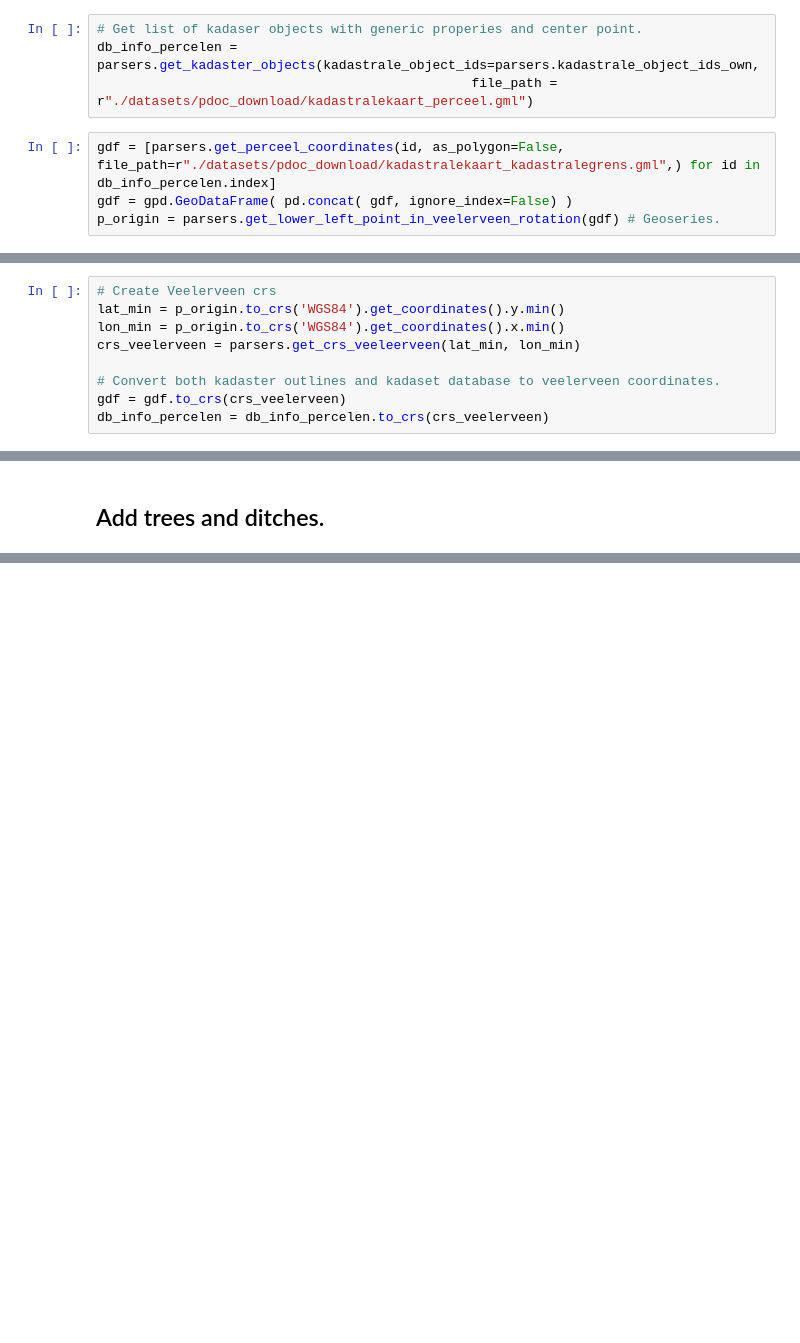
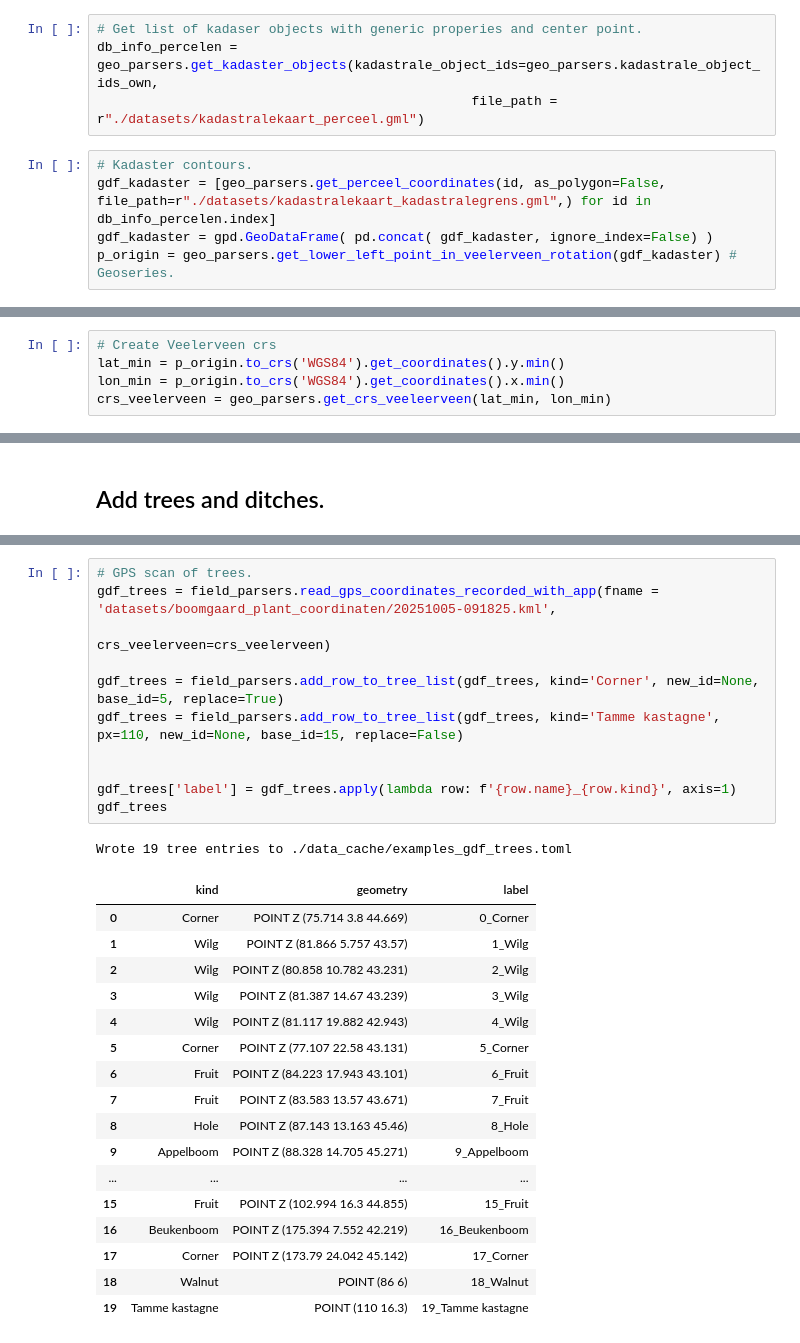
Before and after one commit to henkluinge/garden_dynamics, a Jupyter notebook: garden_map.ipynb, the cells around one changed output, grey strips where cells are left out. Saved outputs shown, nothing was run; the diff lists cells and outputs as text; blank space fills up the shorter version.

Commit message:
Now include measured data.

```diff
--- a/garden_map.ipynb
+++ b/garden_map.ipynb
@@ -27,12 +43,13 @@ Both are converted to crs of choice, default Amersfoort EPSG:28992.
 [soort grootte](http://brk.basisregistraties.overheid.nl/id/concept/SoortGrootte): of het vastegesteld is of niet.
 # %%
 # Get list of kadaser objects with generic properies and center point.
-db_info_percelen = parsers.get_kadaster_objects(kadastrale_object_ids=parsers.kadastrale_object_ids_own,
-                                                file_path = r"./datasets/pdoc_download/kadastralekaart_perceel.gml")
+db_info_percelen = geo_parsers.get_kadaster_objects(kadastrale_object_ids=geo_parsers.kadastrale_object_ids_own,
+                                                file_path = r"./datasets/kadastralekaart_perceel.gml")
 # %%
-gdf = [parsers.get_perceel_coordinates(id, as_polygon=False, file_path=r"./datasets/pdoc_download/kadastralekaart_kadastralegrens.gml",) for id in db_info_percelen.index]
-gdf = gpd.GeoDataFrame( pd.concat( gdf, ignore_index=False) )
-p_origin = parsers.get_lower_left_point_in_veelerveen_rotation(gdf) # Geoseries.
+# Kadaster contours.
+gdf_kadaster = [geo_parsers.get_perceel_coordinates(id, as_polygon=False, file_path=r"./datasets/kadastralekaart_kadastralegrens.gml",) for id in db_info_percelen.index]
+gdf_kadaster = gpd.GeoDataFrame( pd.concat( gdf_kadaster, ignore_index=False) )
+p_origin = geo_parsers.get_lower_left_point_in_veelerveen_rotation(gdf_kadaster) # Geoseries.
 # %% [output]
 EPSG:28992
 # %% [markdown]
@@ -42,8 +59,4 @@ Origin at lower left hand corner, in meters, such that the north side of the lan
 # Create Veelerveen crs
 lat_min = p_origin.to_crs('WGS84').get_coordinates().y.min()
 lon_min = p_origin.to_crs('WGS84').get_coordinates().x.min()
-crs_veelerveen = parsers.get_crs_veeleerveen(lat_min, lon_min)
-
-# Convert both kadaster outlines and kadaset database to veelerveen coordinates.
-gdf = gdf.to_crs(crs_veelerveen)
-db_info_percelen = db_info_percelen.to_crs(crs_veelerveen)
+crs_veelerveen = geo_parsers.get_crs_veeleerveen(lat_min, lon_min)
@@ -94,0 +80,30 @@ gdf_north = parsers.get_north_arrow(crs_veelerveen, p_shift_x=0, p_shift_y=0)
+# %%
+# GPS scan of trees.
+gdf_trees = field_parsers.read_gps_coordinates_recorded_with_app(fname = 'datasets/boomgaard_plant_coordinaten/20251005-091825.kml',
+                                                                 crs_veelerveen=crs_veelerveen)
+
+gdf_trees = field_parsers.add_row_to_tree_list(gdf_trees, kind='Corner', new_id=None, base_id=5, replace=True)
+gdf_trees = field_parsers.add_row_to_tree_list(gdf_trees, kind='Tamme kastagne', px=110, new_id=None, base_id=15, replace=False)
+
+
+gdf_trees['label'] = gdf_trees.apply(lambda row: f'{row.name}_{row.kind}', axis=1)
+gdf_trees
+# %% [output]
+Wrote 19 tree entries to ./data_cache/examples_gdf_trees.toml
+|  | kind | geometry | label |
+| 0 | Corner | POINT Z (75.714 3.8 44.669) | 0_Corner |
+| 1 | Wilg | POINT Z (81.866 5.757 43.57) | 1_Wilg |
+| 2 | Wilg | POINT Z (80.858 10.782 43.231) | 2_Wilg |
+| 3 | Wilg | POINT Z (81.387 14.67 43.239) | 3_Wilg |
+| 4 | Wilg | POINT Z (81.117 19.882 42.943) | 4_Wilg |
+| 5 | Corner | POINT Z (77.107 22.58 43.131) | 5_Corner |
+| 6 | Fruit | POINT Z (84.223 17.943 43.101) | 6_Fruit |
+| 7 | Fruit | POINT Z (83.583 13.57 43.671) | 7_Fruit |
+| 8 | Hole | POINT Z (87.143 13.163 45.46) | 8_Hole |
+| 9 | Appelboom | POINT Z (88.328 14.705 45.271) | 9_Appelboom |
+| ... | ... | ... | ... |
+| 15 | Fruit | POINT Z (102.994 16.3 44.855) | 15_Fruit |
+| 16 | Beukenboom | POINT Z (175.394 7.552 42.219) | 16_Beukenboom |
+| 17 | Corner | POINT Z (173.79 24.042 45.142) | 17_Corner |
+| 18 | Walnut | POINT (86 6) | 18_Walnut |
+| 19 | Tamme kastagne | POINT (110 16.3) | 19_Tamme kastagne |
```
Also changed, not shown: parts of 19 cells of this notebook, 6 other files.
